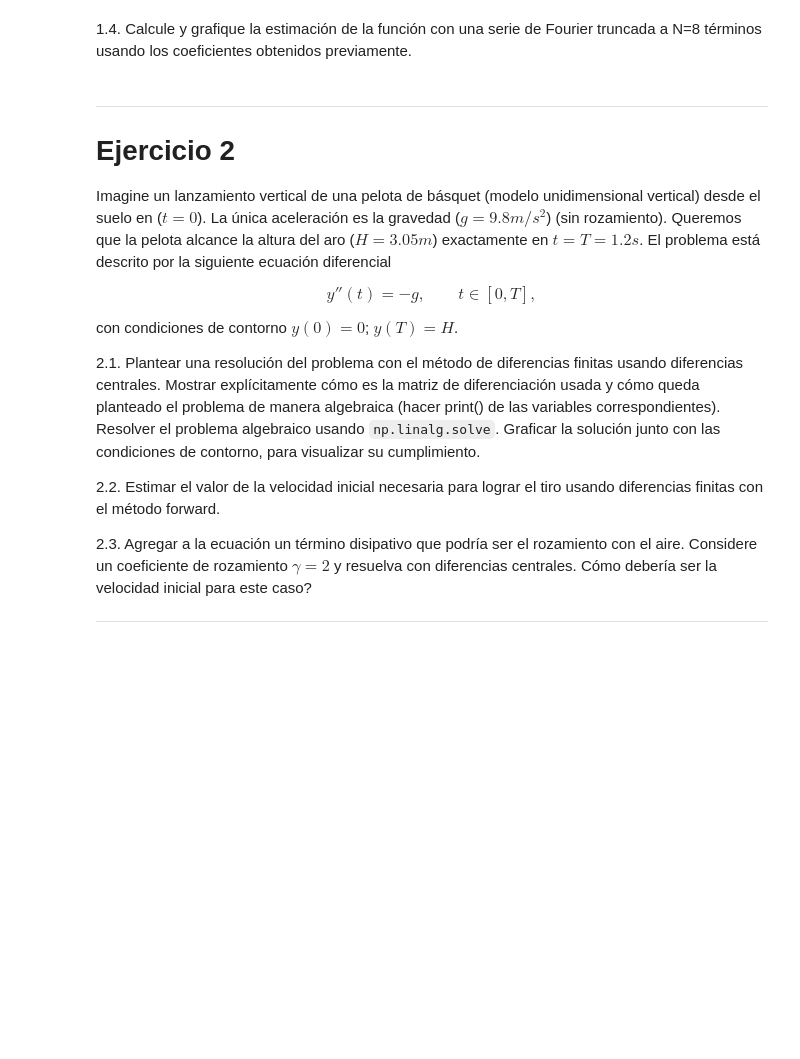
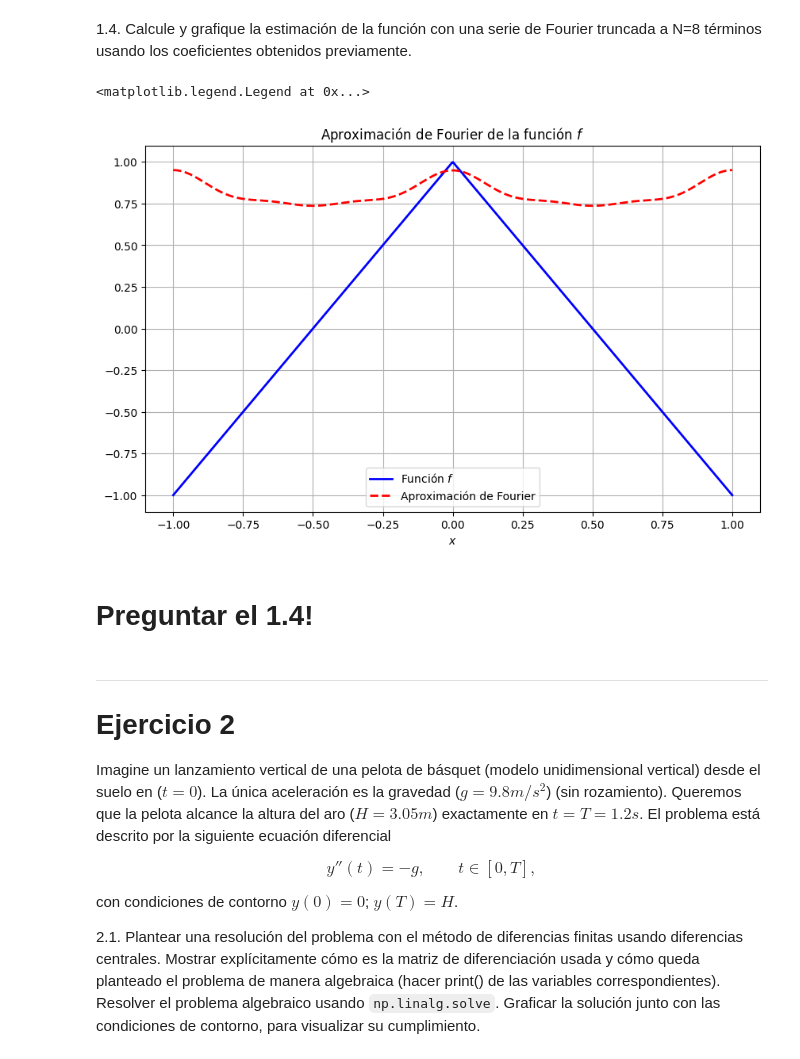
Before and after one commit to lmendezayl/modelado-continuo, a Jupyter notebook: trabajos-practicos/TP2IMC2025_MENDEZ_STANGALINI_DRELEWICZ.ipynb, the cells around one changed output. Saved outputs shown, nothing was run; the diff lists cells and outputs as text; code cells hidden in the pictures; blank space fills up the shorter version.

Commit message:
add: Agregar contenido y ejercicios al Trabajo Práctico 2

```diff
--- a/trabajos-practicos/TP2IMC2025_MENDEZ_STANGALINI_DRELEWICZ.ipynb
+++ b/trabajos-practicos/TP2IMC2025_MENDEZ_STANGALINI_DRELEWICZ.ipynb
@@ -105,6 +146,39 @@ ValueError: The truth value of an array with more than one element is ambiguous.
 # %% [markdown]
 
 1.4. Calcule y grafique la estimación de la función con una serie de Fourier truncada a N=8 términos usando los coeficientes obtenidos previamente.
+# %%
+def f_fourier(coeffs: tuple[float, list[float], list[float]], x: float | int) -> float:
+
+    a_0, coeffs_a, coeffs_b = coeffs
+    N = len(coeffs_a)
+    # No estoy considerando otros posibles valores de L=1
+
+    terminos_An: float = 0
+    terminos_Bn: float = 0
+
+    for n in range(N):
+        terminos_An += coeffs_a[n] * np.cos(n * np.pi * x)
+        terminos_Bn += coeffs_b[n] * np.sin(n * np.pi * x)
+
+    return a_0/2 + terminos_An + terminos_Bn
+# %%
+x = np.linspace(-1, 1, 1000)
+
+a0, coeffs_a, coeffs_b = coeffs(f, dh, N)
+y_fourier = f_fourier((a0, coeffs_a, coeffs_b), x)
+
+plt.figure(figsize=(10, 6))
+plt.plot(x, f(x), label="Función $f$", color='blue', lw=2)
+plt.plot(x, y_fourier, label="Aproximación de Fourier", color='red', lw=2, linestyle='--')
+plt.grid()
+plt.title("Aproximación de Fourier de la función $f$")
+plt.xlabel("$x$")
+plt.legend()
+# %% [output]
+<matplotlib.legend.Legend at 0x...>
+[figure, added]
+# %% [markdown]
+# Preguntar  el 1.4!
 # %% [markdown]
 ---
 # Ejercicio 2
@@ -118,9 +192,3 @@ $$
 con condiciones de contorno $y(0)=0$; $y(T)=H$.
 
 2.1. Plantear una resolución del problema con el método de diferencias finitas usando diferencias centrales. Mostrar explícitamente cómo es la matriz de diferenciación usada y cómo queda planteado el problema de manera algebraica (hacer print() de las variables correspondientes). Resolver el problema algebraico usando `np.linalg.solve`. Graficar la solución junto con las condiciones de contorno, para visualizar su cumplimiento.
-
-2.2. Estimar el valor de la velocidad inicial necesaria para lograr el tiro usando diferencias finitas con el método forward.
-
-2.3. Agregar a la ecuación un término disipativo que podría ser el rozamiento con el aire. Considere un coeficiente de rozamiento $\gamma=2$ y resuelva con diferencias centrales. Cómo debería ser la velocidad inicial para este caso?
-
----
```
Also changed, not shown: parts of 18 cells of this notebook.
